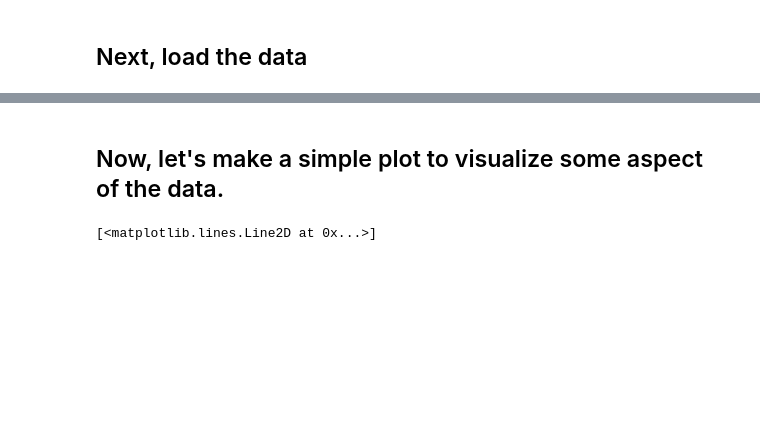
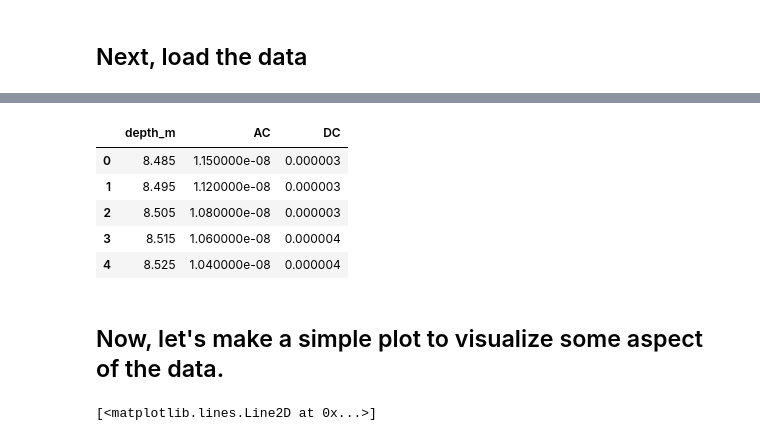
Before and after one commit to liamkirkpatrick/Allan_Hills-CFA_ECM, a Jupyter notebook: scripts/hailey_IBIS_ECM/hailey_first_notebook.ipynb, the cells around one changed output, grey strips where cells are left out. Drawn from its saved outputs; the diff is of its cells as text; code cells hidden in the pictures; blank space fills up the shorter version.

```diff
--- a/scripts/hailey_IBIS_ECM/hailey_first_notebook.ipynb
+++ b/scripts/hailey_IBIS_ECM/hailey_first_notebook.ipynb
@@ -34,3 +37,14 @@ alhic2201_data.head()
+# %%
+alhic2302_data = pd.read_csv('data/ALHIC2302_ECM_binned.csv')
+
+alhic2302_data.head()
+# %% [output]
+|  | depth_m | AC | DC |
+| 0 | 8.485 | 1.150000e-08 | 0.000003 |
+| 1 | 8.495 | 1.120000e-08 | 0.000003 |
+| 2 | 8.505 | 1.080000e-08 | 0.000003 |
+| 3 | 8.515 | 1.060000e-08 | 0.000004 |
+| 4 | 8.525 | 1.040000e-08 | 0.000004 |
 # %% [markdown]
 ## Now, let's make a simple plot to visualize some aspect of the data.
 # %%
```
Also changed, not shown: parts of 5 cells of this notebook, 7 other files.
